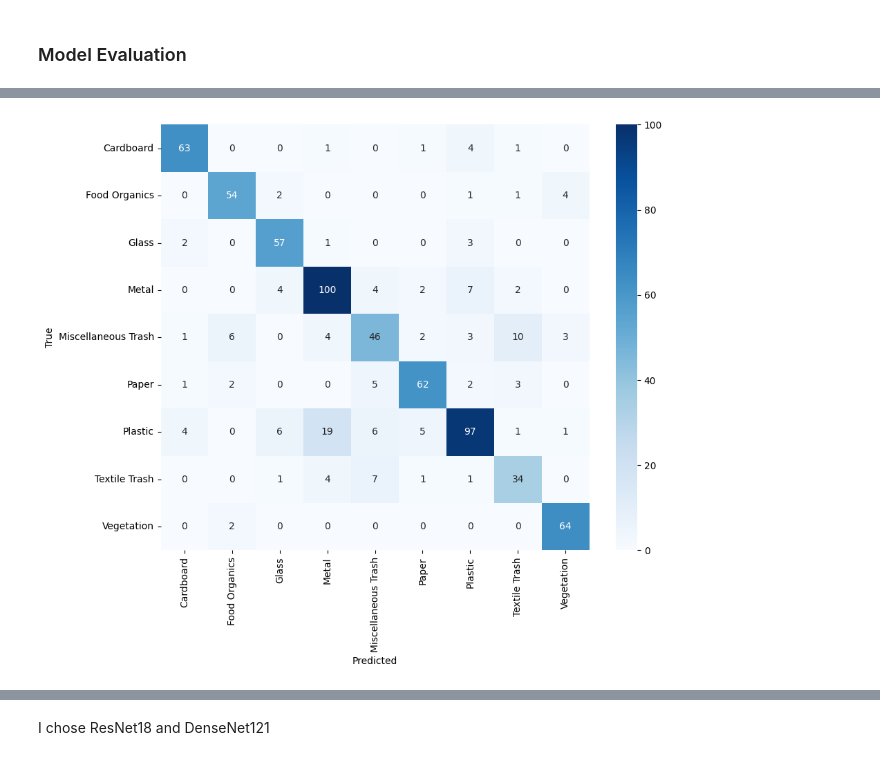
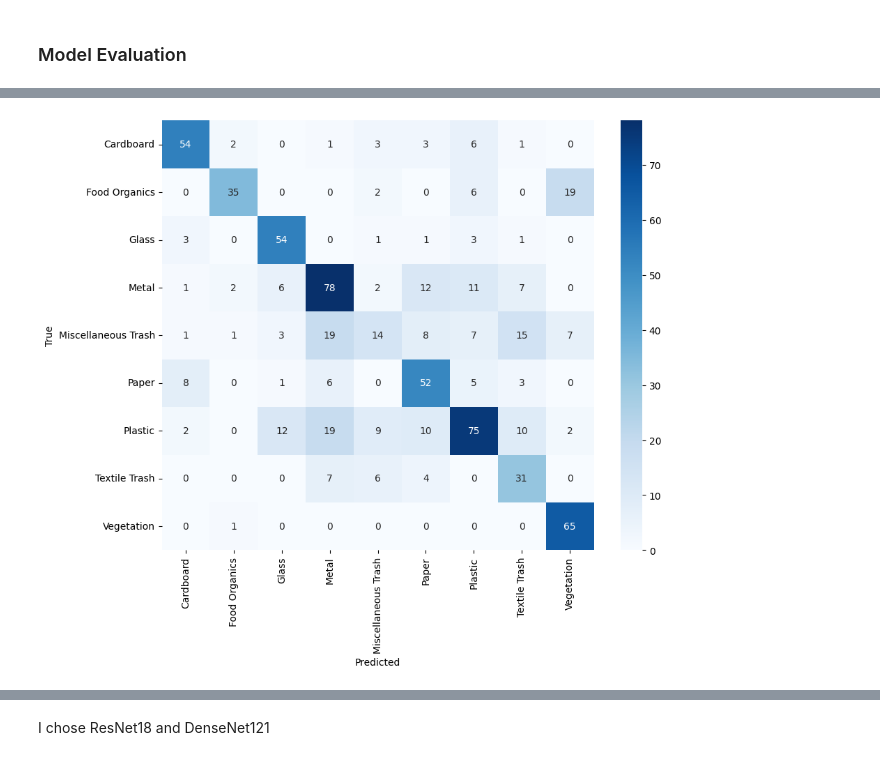
Before and after one commit to codebyrpp/Real-Waste-Classifier, a Jupyter notebook: notebook.ipynb, the cells around one changed output, grey strips where cells are left out. Saved outputs shown, nothing was run; the diff lists cells and outputs as text; code cells hidden in the pictures.

```diff
--- a/notebook.ipynb
+++ b/notebook.ipynb
@@ -520,19 +520,16 @@ def align_history_and_ckpt(history, ckpt_epoch):
 checkpoint_path = 'checkpoint.pth'   # will save model+opt states here
 history_path = 'history.json'
 
-num_epochs = 50                      # total epochs to run (will resume from checkpoint epoch)
-patience = 7                         # early stopping patience
-
+num_epochs = 20                      # total epochs to run (will resume from checkpoint epoch)
+early_stop = 3                         # early stopping patience
+learning_rate = 0.01
 
 # ---------- Model, criterion, optimizer ----------
 device = torch.device('cuda' if torch.cuda.is_available() else 'cpu')
 model = CNNModel(num_classes=num_classes).to(device)
 
 criterion = nn.CrossEntropyLoss()
-optimizer = optim.Adam(model.parameters(), lr=0.01)
-
-# (optional) scheduler
-scheduler = torch.optim.lr_scheduler.ReduceLROnPlateau(optimizer, mode='min', factor=0.5, patience=3)
+optimizer = optim.Adam(model.parameters(), lr=learning_rate)
 # %%
 history = load_history(history_path)
 
@@ -863,11 +795,63 @@ Test Recall: 81.47%
 # %%
 import seaborn as sns
 
-# Confusion matrix
-cm = confusion_matrix(y_true, y_pred)
-plt.figure(figsize=(10,8))
-sns.heatmap(cm, annot=True, fmt='d', xticklabels=classes, yticklabels=classes, cmap='Blues')
-plt.xlabel("Predicted")
-plt.ylabel("True")
-plt.show()
+# Load the model from the best checkpoint before evaluation
+if os.path.exists(checkpoint_path):
+    ckpt = torch.load(checkpoint_path, map_location=device)
+    if isinstance(ckpt, dict) and 'model_state_dict' in ckpt:
+        model.load_state_dict(ckpt['model_state_dict'])
+        print("Loaded best model from checkpoint for evaluation.")
+    else:
+        model.load_state_dict(ckpt)
+        print("Loaded model.state_dict() from checkpoint for evaluation.")
+
+def evaluate_model_on_test(model, test_loader, criterion, classes, device):
+    # ---- Evaluate model on test data ----
+    model.eval()
+    test_loss = 0.0
+    y_pred = []
+    y_true = []
+
+    with torch.no_grad():
+        for images, labels in test_loader:
+            images, labels = images.to(device), labels.to(device)
+            outputs = model(images)
+            loss = criterion(outputs, labels)
+            test_loss += loss.item() * images.size(0)
+
+            _, predicted = torch.max(outputs, 1)
+            y_pred.extend(predicted.cpu().numpy())
+            y_true.extend(labels.cpu().numpy())
+
+    # Compute metrics
+    test_loss /= len(test_loader.dataset)
+    test_acc = sum(np.array(y_pred) == np.array(y_true)) / len(y_true)
+    test_prec = precision_score(y_true, y_pred, average='macro')
+    test_rec = recall_score(y_true, y_pred, average='macro')
+
+    print(f"Test Loss: {test_loss:.4f}")
+    print(f"Test Accuracy: {test_acc * 100:.2f}%")
+    print(f"Test Precision: {test_prec * 100:.2f}%")
+    print(f"Test Recall: {test_rec * 100:.2f}%")
+
+    # Confusion matrix and classification report
+    evaluate_and_plot(y_true, y_pred, classes)
+
+def evaluate_and_plot(y_true, y_pred, classes):
+    """
+    Computes and plots the confusion matrix and prints the classification report.
+    """
+    # Confusion matrix
+    cm = confusion_matrix(y_true, y_pred)
+    plt.figure(figsize=(10,8))
+    sns.heatmap(cm, annot=True, fmt='d', xticklabels=classes, yticklabels=classes, cmap='Blues')
+    plt.xlabel("Predicted")
+    plt.ylabel("True")
+    plt.show()
+
+    # Classification report
+    print(classification_report(y_true, y_pred, target_names=classes))
+
+# Evaluate and plot the results
+evaluate_model_on_test(model, test_loader, criterion, classes, device)
 # %% [output]
@@ -874 +863 @@ plt.show()
-[figure, old version]
+[figure, new version]
```
Also changed, not shown: parts of 11 cells of this notebook.
